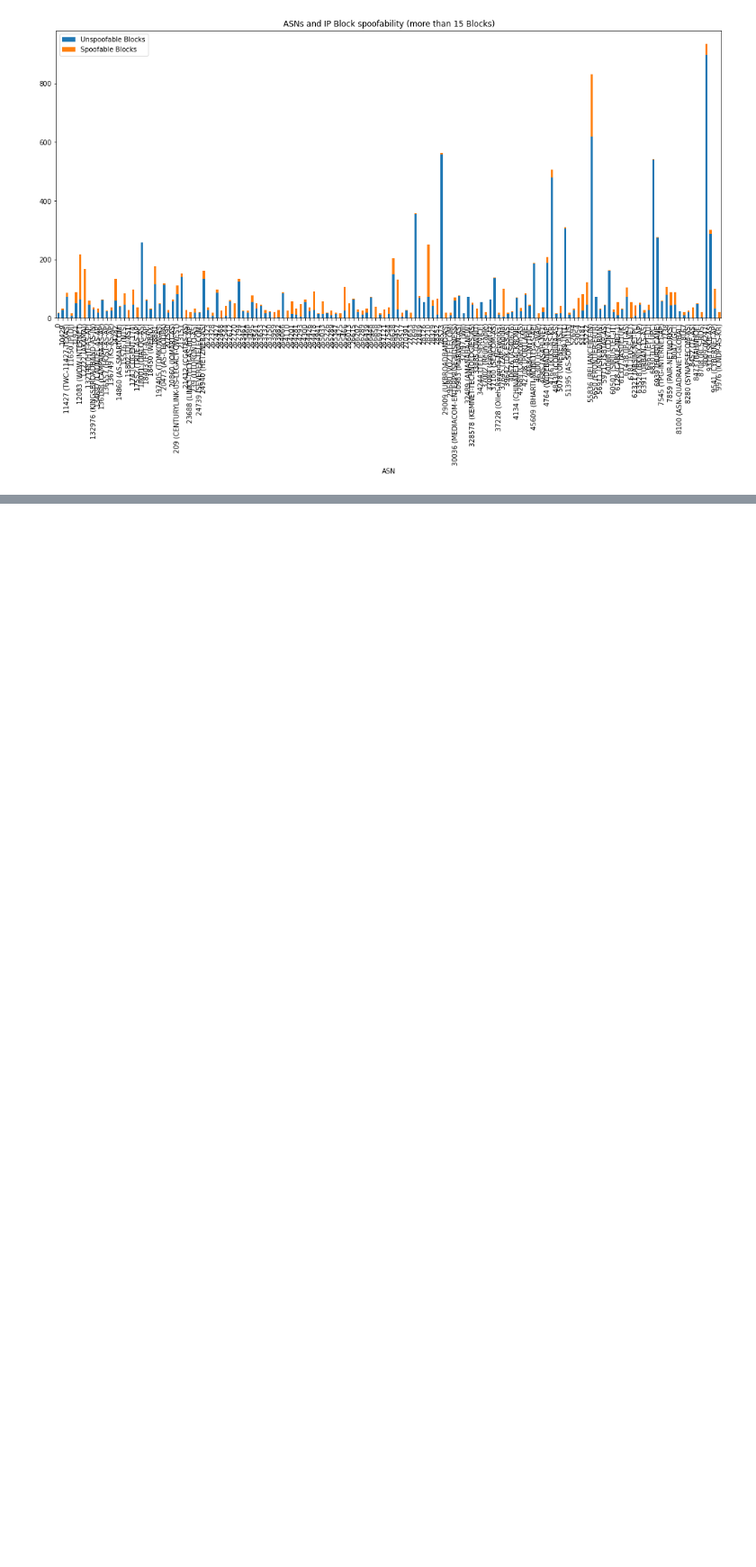
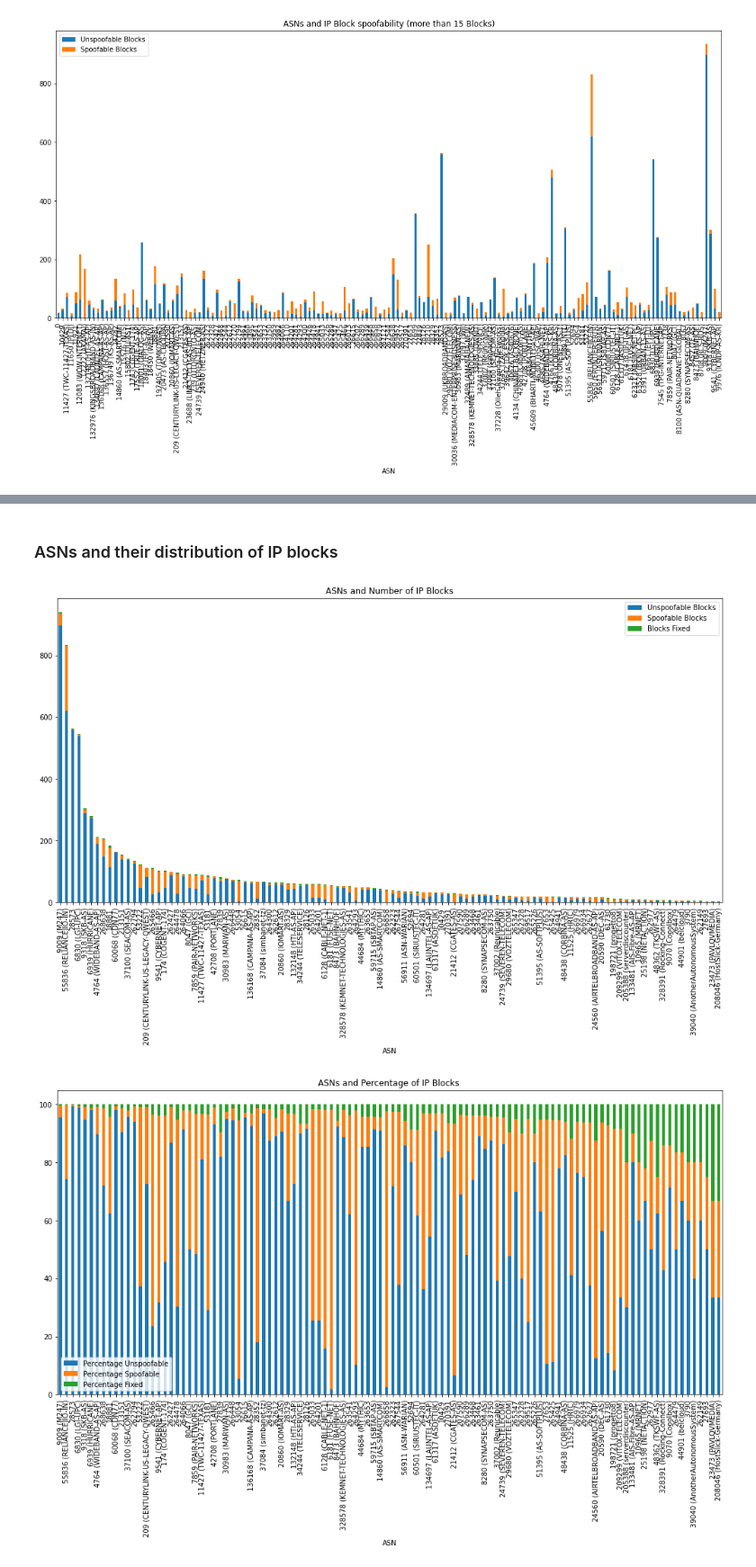
Before and after one commit to astamagg/econ_sec, a Jupyter notebook: Data analysis.ipynb, the cells around one changed output, grey strips where cells are left out. Shown at 90% size. Drawn from its saved outputs; the diff is of its cells as text; code cells hidden in the pictures; blank space fills up the shorter version.

```diff
--- a/Data analysis.ipynb
+++ b/Data analysis.ipynb
@@ -305,0 +330,16 @@ plt.show()
+# %% [markdown]
+### ASNs and their distribution of  IP blocks
+# %%
+final_df = unspoofable_df.merge(spoofable_df, on="ASN").merge(remedies_df, on="ASN")
+final_df = final_df.rename(columns={"IP Block": "Fixed Blocks"})
+final_df['total'] = final_df['Unspoofable Blocks'] + final_df['Spoofable Blocks'] + final_df['Blocks Fixed']
+final_df = final_df.sort_values('total', ascending=False)
+final_df['Percentage Spoofable'] = final_df['Spoofable Blocks']/final_df['total']*100
+final_df['Percentage Unspoofable'] = final_df['Unspoofable Blocks']/final_df['total']*100
+final_df['Percentage Fixed'] = final_df['Blocks Fixed']/final_df['total']*100
+final_df[['Unspoofable Blocks', 'Spoofable Blocks', 'Blocks Fixed']].plot(kind='bar', stacked=True,figsize=(17,8), title="ASNs and Number of IP Blocks")
+final_df[['Percentage Unspoofable', 'Percentage Spoofable', 'Percentage Fixed']].plot(kind='bar', stacked=True,figsize=(17,8), title="ASNs and Percentage distribution of IP Blocks ")
+plt.show()
+# %% [output]
+[figure, added]
+[figure, added]
```
Also changed, not shown: parts of 9 cells of this notebook.
